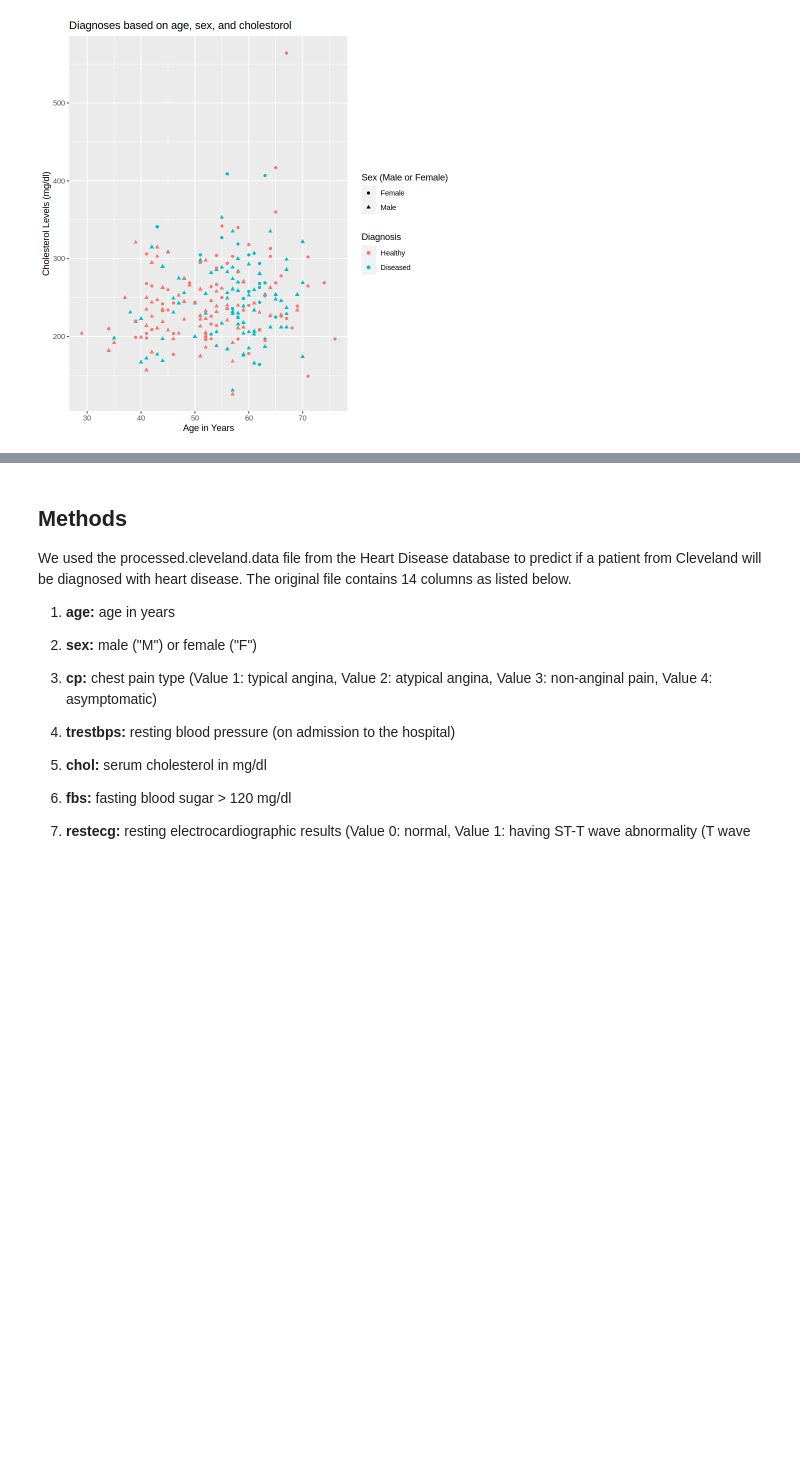
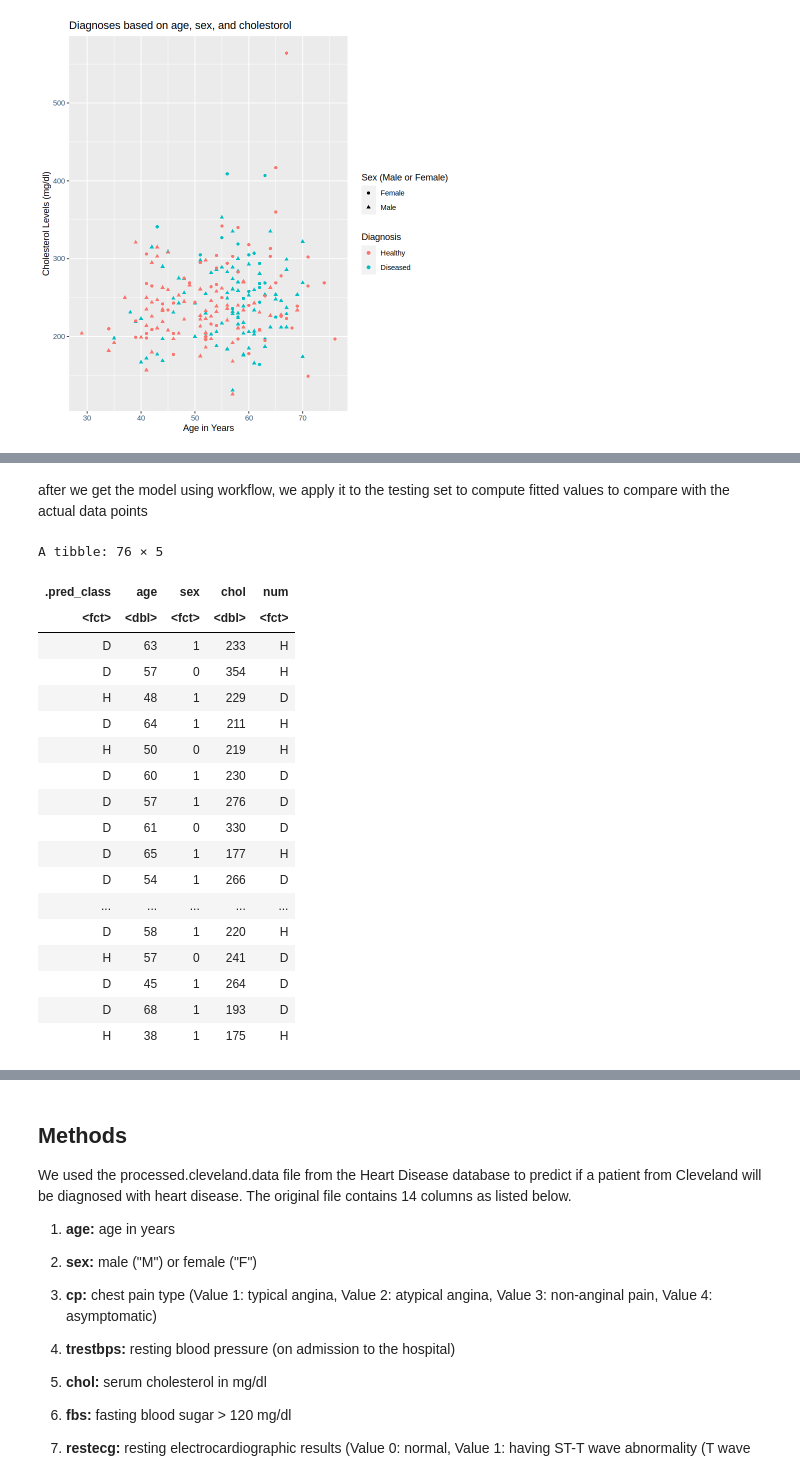
Before and after one commit to bkoschel/dsci100-project, a Jupyter notebook: heart-disease.ipynb, the cells around one changed output, grey strips where cells are left out. Cells and saved outputs as stored; diff of their text form; code cells hidden in the pictures; blank space fills up the shorter version.

Commit message:
Apply model to testing data and try to calculate accuracy

```diff
--- a/heart-disease.ipynb
+++ b/heart-disease.ipynb
@@ -241,0 +275,14 @@ A tibble: 49 × 7
+# %%
+heart_recipe2<-recipe(num ~., data = heart_testing)|>
+step_scale(all_numeric_predictors())|>
+step_center(all_numeric_predictors())
+
+heart_spec2<-nearest_neighbor(weight_func = "rectangular",neighbors =29)|>
+set_engine("kknn")|>
+set_mode("classification")
+
+heart_model<-workflow()|>
+add_recipe(heart_recipe2)|>
+add_model(heart_spec2)|>
+fit(data= heart_testing)
+heart_model
@@ -241,0 +309,28 @@ A tibble: 49 × 7
+# %% [markdown]
+after we get the model using workflow, we apply it to the testing set to compute fitted values to compare with the actual data points
+# %%
+heart_predictions<-heart_model|>
+predict(heart_testing)|>
+bind_cols(heart_testing)
+
+heart_predictions
+# %% [output]
+A tibble: 76 × 5
+| .pred_class | age | sex | chol | num |
+| <fct> | <dbl> | <fct> | <dbl> | <fct> |
+| D | 63 | 1 | 233 | H |
+| D | 57 | 0 | 354 | H |
+| H | 48 | 1 | 229 | D |
+| D | 64 | 1 | 211 | H |
+| H | 50 | 0 | 219 | H |
+| D | 60 | 1 | 230 | D |
+| D | 57 | 1 | 276 | D |
+| D | 61 | 0 | 330 | D |
+| D | 65 | 1 | 177 | H |
+| D | 54 | 1 | 266 | D |
+| ... | ... | ... | ... | ... |
+| D | 58 | 1 | 220 | H |
+| H | 57 | 0 | 241 | D |
+| D | 45 | 1 | 264 | D |
+| D | 68 | 1 | 193 | D |
+| H | 38 | 1 | 175 | H |
```
Also changed, not shown: parts of 7 cells of this notebook.
